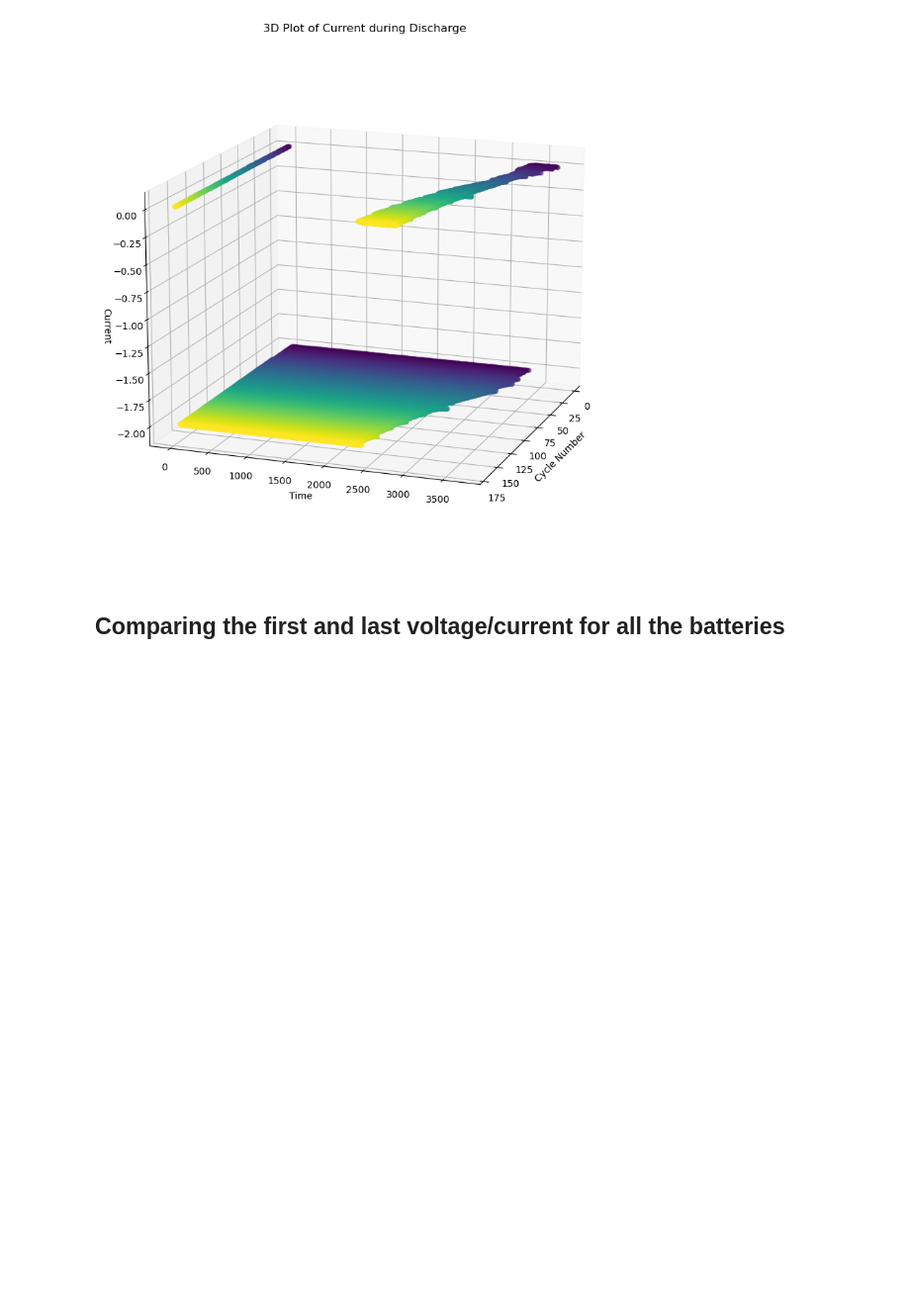
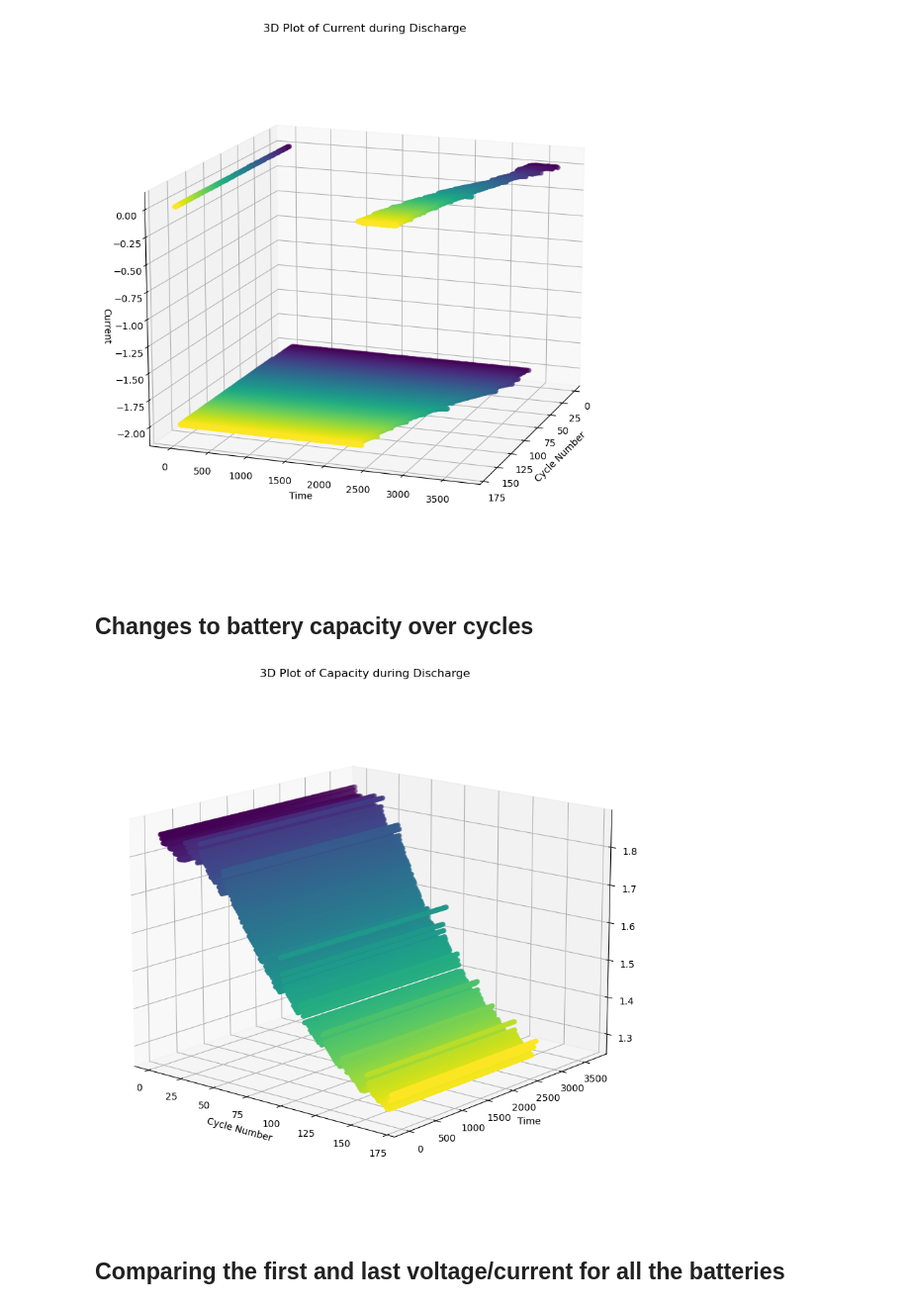
Before and after one commit to RomanShrestha07/CPSC_4830_Group_Project, a Jupyter notebook: Group_Project.ipynb, the cells around one changed output. Shown at 99% size. Cells and saved outputs as stored; diff of their text form; code cells hidden in the pictures; blank space fills up the shorter version.

```diff
--- a/Group_Project.ipynb
+++ b/Group_Project.ipynb
@@ -297,6 +302,35 @@ get_voltage_current_plot('B0005', 'discharge', 'voltage')
 get_voltage_current_plot('B0005', 'discharge', 'current')
 # %% [output]
 [figure]
+# %% [markdown]
+## Changes to battery capacity over cycles
+# %%
+def get_capacity_plot(battery='B0005'):
+    fig = plt.figure(figsize=(10, 10))
+    ax = fig.add_subplot(111, projection='3d')
+
+    battery_df = battery_dict[f'{battery}_discharge']
+
+    ax.scatter(
+        battery_df['Cycle'],
+        battery_df['Time'],
+        battery_df['Capacity'],
+        c=battery_df['Cycle'],
+        cmap='viridis'
+    )
+
+    ax.set_title(f'3D Plot of Capacity during Discharge')
+    ax.set_xlabel('Cycle Number')
+    ax.set_ylabel('Time')
+    ax.set_zlabel('Capacity')
+
+    ax.view_init(elev=15, azim=-50)
+
+    plt.show()
+# %%
+get_capacity_plot('B0005')
+# %% [output]
+[figure, added]
 # %% [markdown]
 ## Comparing the first and last voltage/current for all the batteries
 # %%
```
Also changed, not shown: parts of 15 cells of this notebook.
